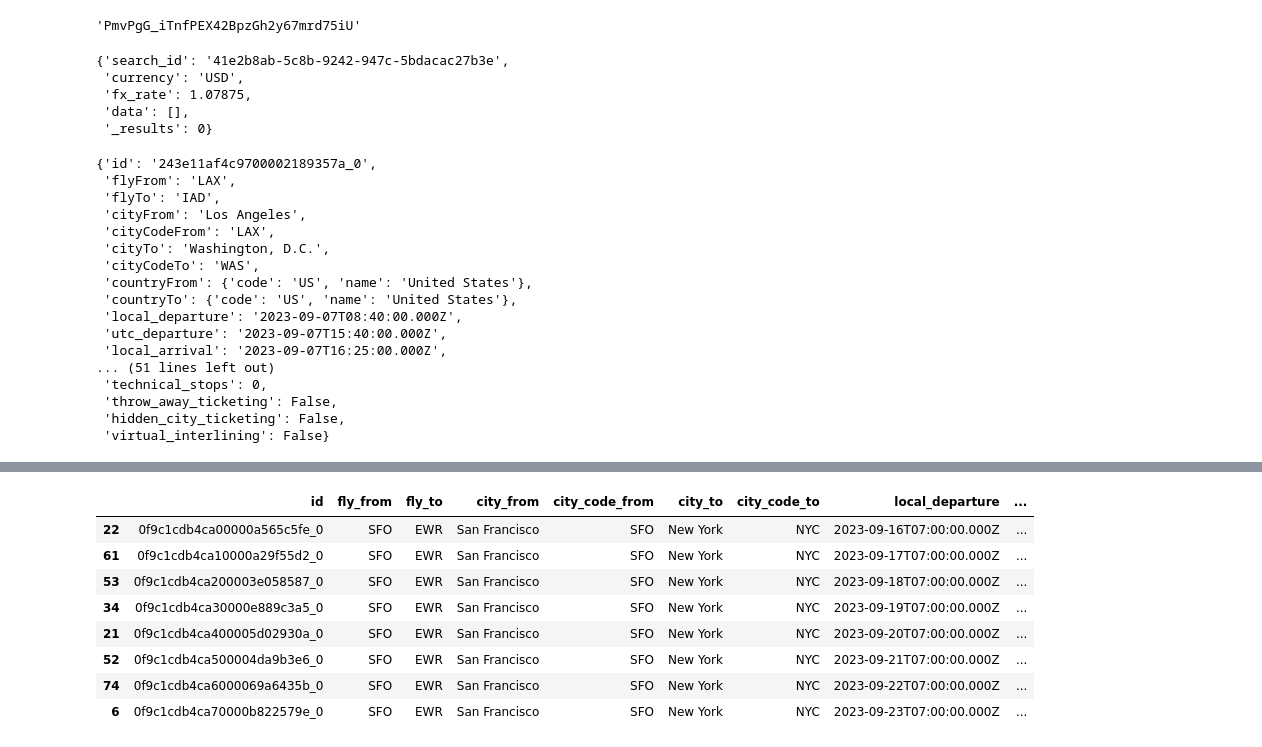
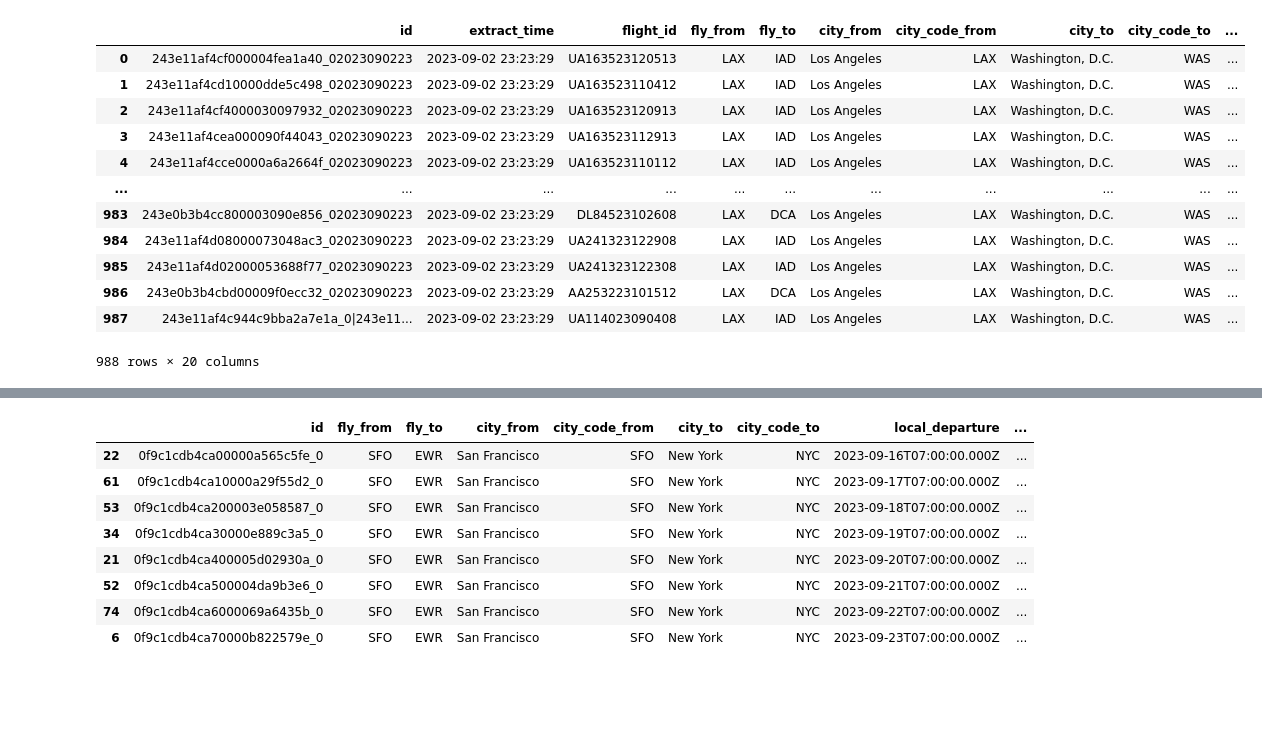
Before and after one commit to benbrill/Flight-info, a Jupyter notebook: test.ipynb, the cells around one changed output, grey strips where cells are left out. Drawn from its saved outputs; the diff is of its cells as text; code cells hidden in the pictures; blank space fills up the shorter version.

```diff
--- a/test.ipynb
+++ b/test.ipynb
@@ -24,7 +25,3 @@ data = {
 }
 
 r = requests.get(url=url, headers= {"accept": "application/json", "apikey": ACCESS_TOKEN}, params = data).json()
-# %%
-ACCESS_TOKEN
-# %% [output]
-'PmvPgG_iTnfPEX42BpzGh2y67mrd75iU'
@@ -35,31 +28,3 @@ s = requests.get(url = urls2, headers= {"accept": "application/json", "apikey":
-# %%
-s.json()
-# %% [output]
-{'search_id': '41e2b8ab-5c8b-9242-947c-5bdacac27b3e',
- 'currency': 'USD',
- 'fx_rate': 1.07875,
- 'data': [],
- '_results': 0}
-# %%
-r['data'][2]
-# %% [output]
-{'id': '243e11af4c9700002189357a_0',
- 'flyFrom': 'LAX',
- 'flyTo': 'IAD',
- 'cityFrom': 'Los Angeles',
- 'cityCodeFrom': 'LAX',
- 'cityTo': 'Washington, D.C.',
- 'cityCodeTo': 'WAS',
- 'countryFrom': {'code': 'US', 'name': 'United States'},
- 'countryTo': {'code': 'US', 'name': 'United States'},
- 'local_departure': '2023-09-07T08:40:00.000Z',
- 'utc_departure': '2023-09-07T15:40:00.000Z',
- 'local_arrival': '2023-09-07T16:25:00.000Z',
-... (51 lines left out)
- 'technical_stops': 0,
- 'throw_away_ticketing': False,
- 'hidden_city_ticketing': False,
- 'virtual_interlining': False}
 # %%
 df_list = []
 for flight in r['data']:
@@ -87,3 +53,19 @@ for flight in r['data']:
 
     df_list.append(df_dict)
 df = pd.DataFrame(df_list)
+# %%
+df
+# %% [output]
+|  | id | extract_time | flight_id | fly_from | fly_to | city_from | city_code_from | city_to | city_code_to | ... |
+| 0 | 243e11af4cf000004fea1a40_02023090223 | 2023-09-02 23:23:29 | UA163523120513 | LAX | IAD | Los Angeles | LAX | Washington, D.C. | WAS | ... |
+| 1 | 243e11af4cd10000dde5c498_02023090223 | 2023-09-02 23:23:29 | UA163523110412 | LAX | IAD | Los Angeles | LAX | Washington, D.C. | WAS | ... |
+| 2 | 243e11af4cf4000030097932_02023090223 | 2023-09-02 23:23:29 | UA163523120913 | LAX | IAD | Los Angeles | LAX | Washington, D.C. | WAS | ... |
+| 3 | 243e11af4cea000090f44043_02023090223 | 2023-09-02 23:23:29 | UA163523112913 | LAX | IAD | Los Angeles | LAX | Washington, D.C. | WAS | ... |
+| 4 | 243e11af4cce0000a6a2664f_02023090223 | 2023-09-02 23:23:29 | UA163523110112 | LAX | IAD | Los Angeles | LAX | Washington, D.C. | WAS | ... |
+| ... | ... | ... | ... | ... | ... | ... | ... | ... | ... | ... |
+| 983 | 243e0b3b4cc800003090e856_02023090223 | 2023-09-02 23:23:29 | DL84523102608 | LAX | DCA | Los Angeles | LAX | Washington, D.C. | WAS | ... |
+| 984 | 243e11af4d08000073048ac3_02023090223 | 2023-09-02 23:23:29 | UA241323122908 | LAX | IAD | Los Angeles | LAX | Washington, D.C. | WAS | ... |
+| 985 | 243e11af4d02000053688f77_02023090223 | 2023-09-02 23:23:29 | UA241323122308 | LAX | IAD | Los Angeles | LAX | Washington, D.C. | WAS | ... |
+| 986 | 243e0b3b4cbd00009f0ecc32_02023090223 | 2023-09-02 23:23:29 | AA253223101512 | LAX | DCA | Los Angeles | LAX | Washington, D.C. | WAS | ... |
+| 987 | 243e11af4c944c9bba2a7e1a_0|243e11... | 2023-09-02 23:23:29 | UA114023090408 | LAX | IAD | Los Angeles | LAX | Washington, D.C. | WAS | ... |
+988 rows × 20 columns
```
Also changed, not shown: parts of 5 cells of this notebook, 1 other file.
